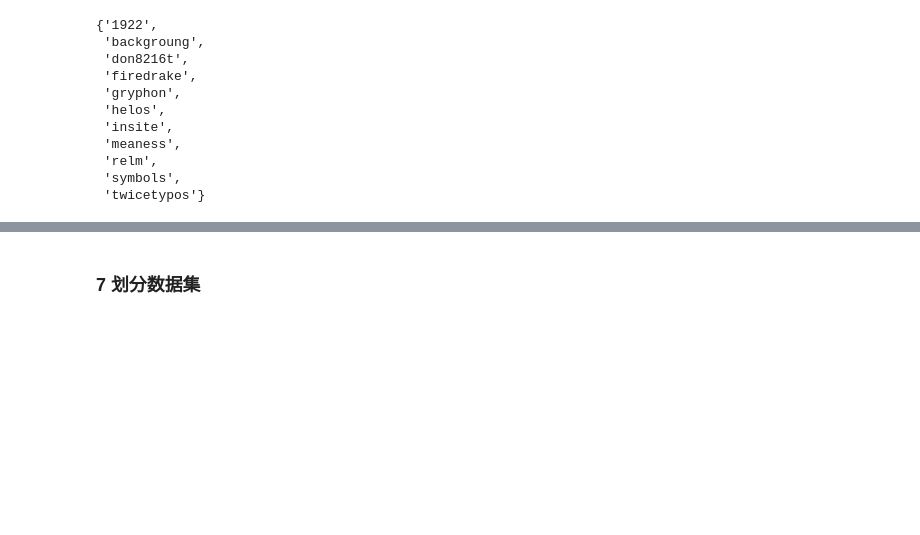
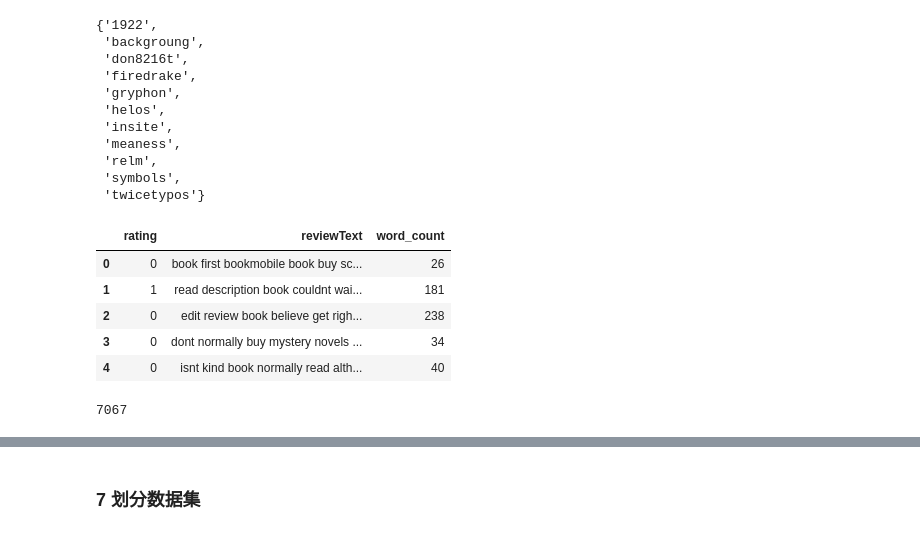
Before and after one commit to Curry30huang/sentiment_analysis, a Jupyter notebook: kindle.ipynb, the cells around one changed output, grey strips where cells are left out. Saved outputs shown, nothing was run; the diff lists cells and outputs as text; code cells hidden in the pictures; blank space fills up the shorter version.

```diff
--- a/kindle.ipynb
+++ b/kindle.ipynb
@@ -270,3 +265,19 @@ RAREWORDS
  'relm',
  'symbols',
  'twicetypos'}
+# %%
+# 添加单词数量
+data['word_count'] = data['reviewText'].apply(lambda x: len(str(x).split()))
+data.head()
+# %% [output]
+|  | rating | reviewText | word_count |
+| 0 | 0 | book first bookmobile book buy sc... | 26 |
+| 1 | 1 | read description book couldnt wai... | 181 |
+| 2 | 0 | edit review book believe get righ... | 238 |
+| 3 | 0 | dont normally buy mystery novels ... | 34 |
+| 4 | 0 | isnt kind book normally read alth... | 40 |
+# %%
+# 查看单词数在40一下的数量
+len(data['word_count'][data['word_count'] <= 40])
+# %% [output]
+7067
```
Also changed, not shown: parts of 24 cells of this notebook, 1 other file.
